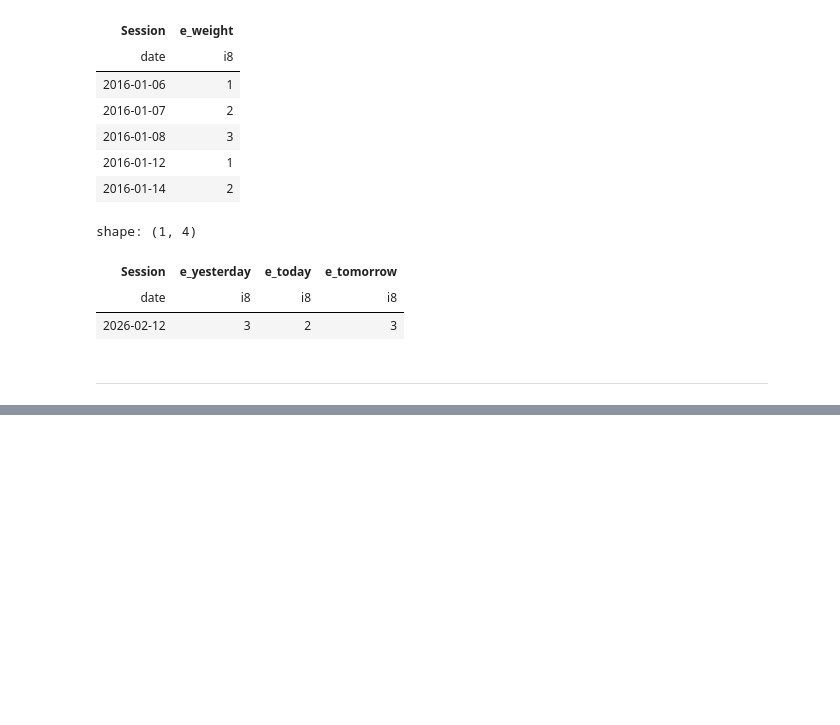
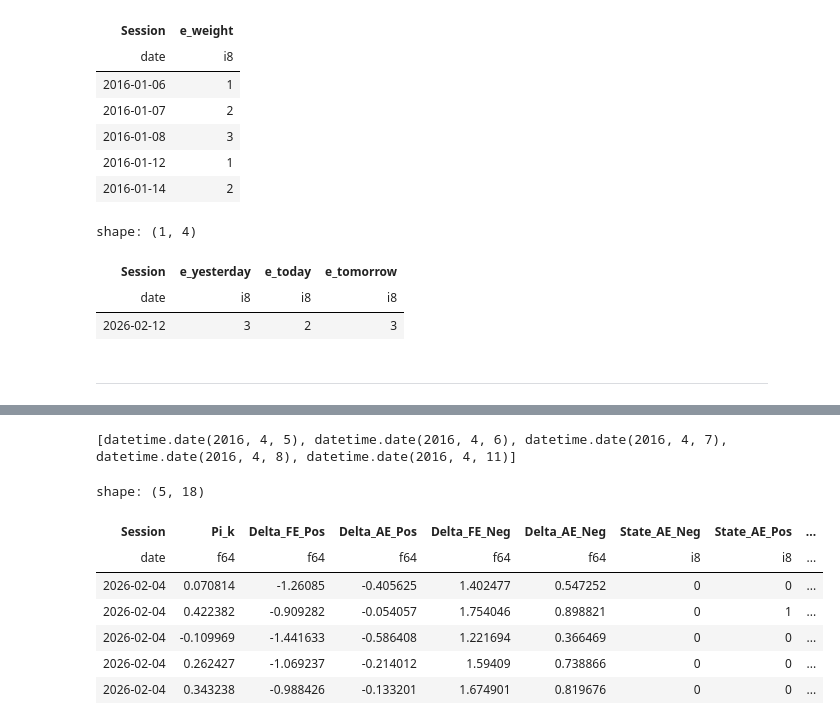
Before and after one commit to KevinTheDuck/ohlc-excursion-model, a Jupyter notebook: notebooks/approaches/transformer_pivot_model/02_dataset_contract.ipynb, the cells around one changed output, grey strips where cells are left out. Saved outputs shown, nothing was run; the diff lists cells and outputs as text; code cells hidden in the pictures; blank space fills up the shorter version.

```diff
--- a/notebooks/approaches/transformer_pivot_model/02_dataset_contract.ipynb
+++ b/notebooks/approaches/transformer_pivot_model/02_dataset_contract.ipynb
@@ -83,7 +85,7 @@ PIVOT_NUMERIC_WHITELIST = [
     "Pi_k",
     'Delta_FE_Pos', 'Delta_AE_Pos', 'Delta_FE_Neg', 'Delta_AE_Neg',
     'State_AE_Neg', 'State_AE_Pos', 'State_FE_Neg', 'State_FE_Pos',
-    "delta_Pi_k", "abs_delta_Pi_k", "delta_b_k", "Speed_k", "Dir_k", "Turn_k",
+    "delta_Pi_k", "delta_b_k", "Speed_k", "Dir_k", "Turn_k",
 ]
 
 PIVOT_CATEGORICAL_WHITELIST = ["s_k", "Intraday_Session"]
@@ -213,0 +287,4 @@ shape: (1, 10)
+# %%
+required = ["Session", *PIVOT_NUMERIC_WHITELIST, *PIVOT_CATEGORICAL_WHITELIST]
+pivots_df = pivots_data.select(required)
+pivots_df = pivots_df.with_columns(pl.int_range(pl.len()).over("Session").alias("global_pos"))
@@ -213,0 +300,15 @@ shape: (1, 10)
+# %%
+print(valid_sessions[:5])
+# %% [output]
+[datetime.date(2016, 4, 5), datetime.date(2016, 4, 6), datetime.date(2016, 4, 7), datetime.date(2016, 4, 8), datetime.date(2016, 4, 11)]
+# %%
+pivots_df.filter(pl.col("Session") == date(2026, 2, 4)).tail(5)
+# %% [output]
+shape: (5, 18)
+| Session | Pi_k | Delta_FE_Pos | Delta_AE_Pos | Delta_FE_Neg | Delta_AE_Neg | State_AE_Neg | State_AE_Pos | ... |
+| date | f64 | f64 | f64 | f64 | f64 | i8 | i8 | ... |
+| 2026-02-04 | 0.070814 | -1.26085 | -0.405625 | 1.402477 | 0.547252 | 0 | 0 | ... |
+| 2026-02-04 | 0.422382 | -0.909282 | -0.054057 | 1.754046 | 0.898821 | 0 | 1 | ... |
+| 2026-02-04 | -0.109969 | -1.441633 | -0.586408 | 1.221694 | 0.366469 | 0 | 0 | ... |
+| 2026-02-04 | 0.262427 | -1.069237 | -0.214012 | 1.59409 | 0.738866 | 0 | 0 | ... |
+| 2026-02-04 | 0.343238 | -0.988426 | -0.133201 | 1.674901 | 0.819676 | 0 | 0 | ... |
```
Also changed, not shown: parts of 21 cells of this notebook, 3 other files.
